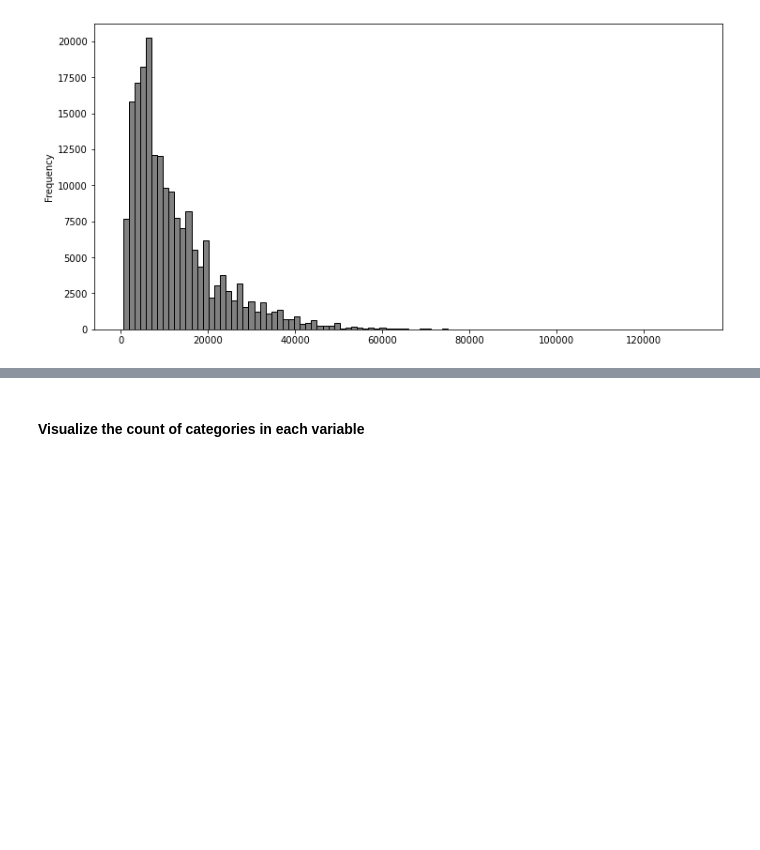
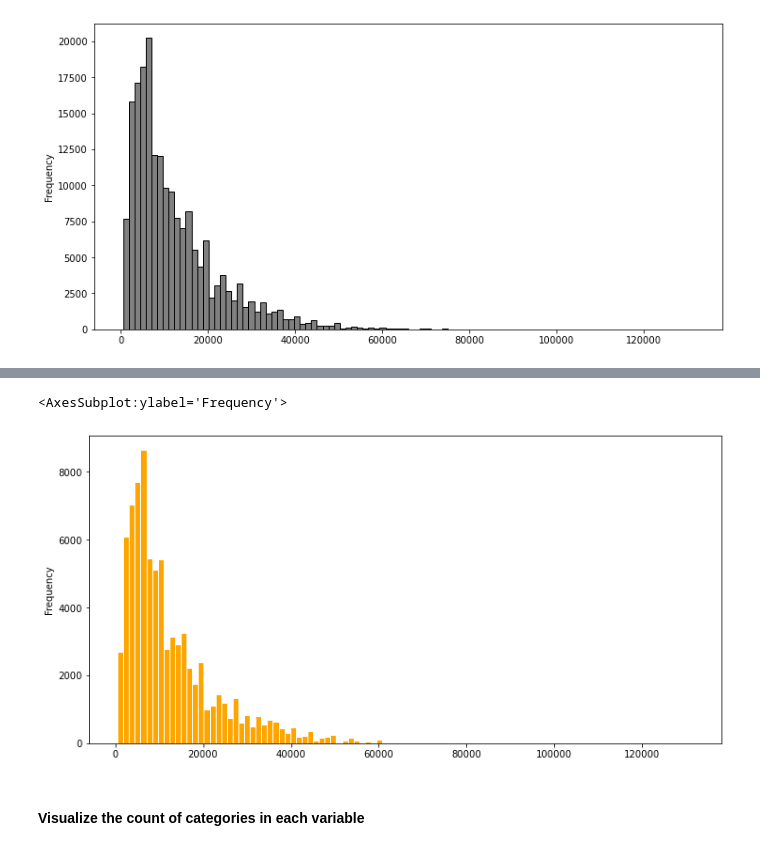
Before and after one commit to datascian/Predicting-the-Price-Range-of-Used-Cars, a Jupyter notebook: EDA.ipynb, the cells around one changed output, grey strips where cells are left out. Cells and saved outputs as stored; diff of their text form; code cells hidden in the pictures; blank space fills up the shorter version.

```diff
--- a/EDA.ipynb
+++ b/EDA.ipynb
@@ -87,3 +135,8 @@ preprocessed_data_num['price'].plot(kind='hist', bins=100, figsize=(12,6), facec
+# %%
+pandemic_data['price'].plot(kind='hist', bins=100, figsize=(12,6), facecolor='orange',edgecolor='white')
+# %% [output]
+<AxesSubplot:ylabel='Frequency'>
+[figure, added]
 # %% [markdown]
 #### Visualize the count of categories in each variable
 # %%
```
Also changed, not shown: parts of 8 cells of this notebook.
